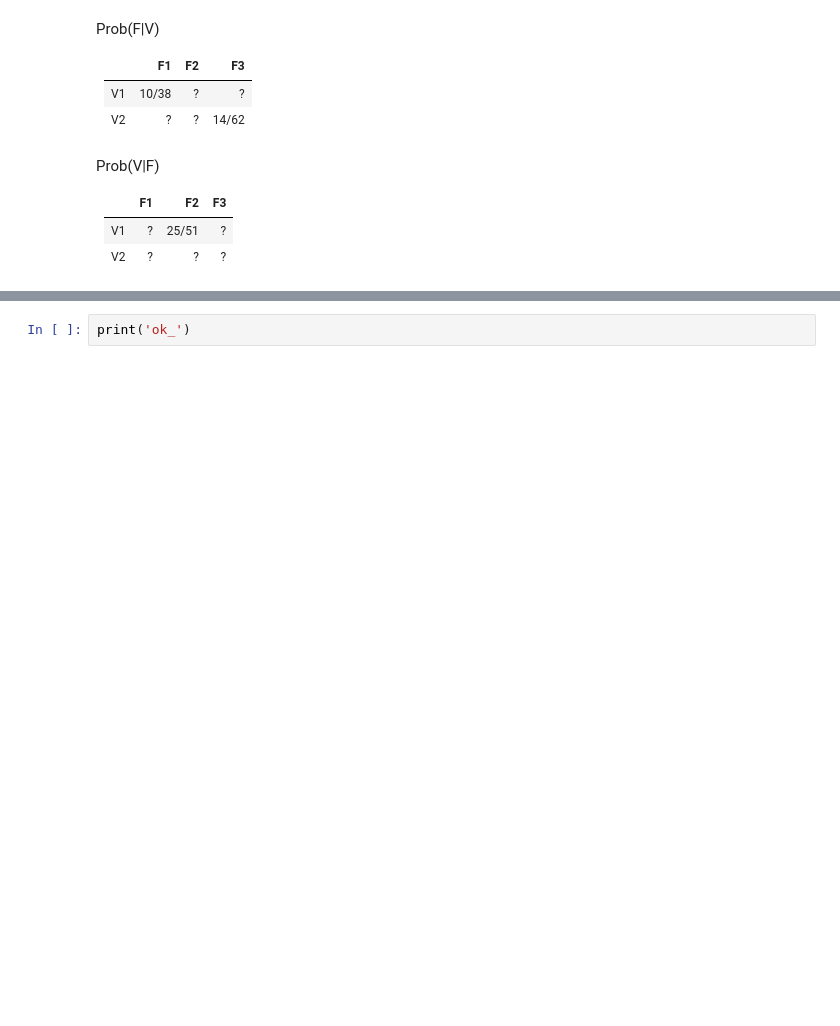
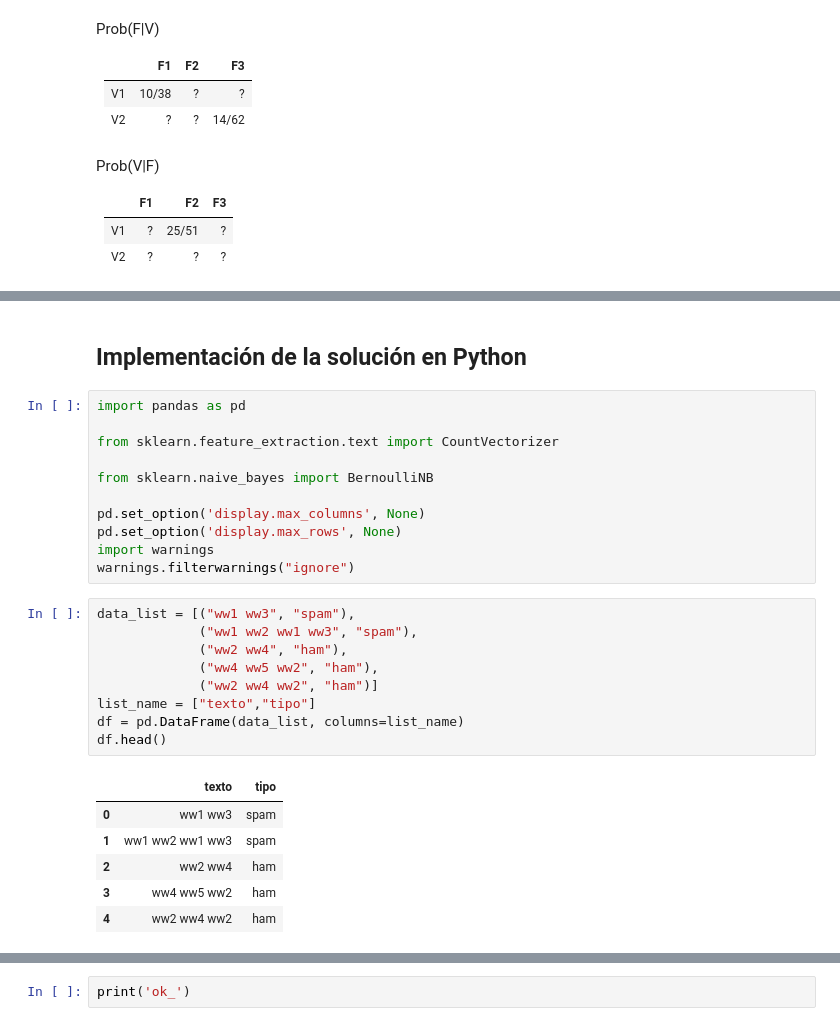
Before and after one commit to oecorrechag/Analitica-predictiva-course, a Jupyter notebook: notebooks/02_seccion/2.0.0 Fundamentos de estadística/2.2.5 Probabilidad condicional, Naive Bayes y Clasificadores de Texto.ipynb, the cells around one changed output, grey strips where cells are left out. Drawn from its saved outputs; the diff is of its cells as text; blank space fills up the shorter version.

```diff
--- a/notebooks/02_seccion/2.0.0 Fundamentos de estadística/2.2.5 Probabilidad condicional, Naive Bayes y Clasificadores de Texto.ipynb
+++ b/notebooks/02_seccion/2.0.0 Fundamentos de estadística/2.2.5 Probabilidad condicional, Naive Bayes y Clasificadores de Texto.ipynb
@@ -265,0 +414,29 @@ Prob(V|F)
+# %% [markdown]
+## Implementación de la solución en Python
+# %%
+import pandas as pd
+
+from sklearn.feature_extraction.text import CountVectorizer
+
+from sklearn.naive_bayes import BernoulliNB
+
+pd.set_option('display.max_columns', None)
+pd.set_option('display.max_rows', None)
+import warnings
+warnings.filterwarnings("ignore")
+# %%
+data_list = [("ww1 ww3", "spam"),
+             ("ww1 ww2 ww1 ww3", "spam"),
+             ("ww2 ww4", "ham"),
+             ("ww4 ww5 ww2", "ham"),
+             ("ww2 ww4 ww2", "ham")]
+list_name = ["texto","tipo"]
+df = pd.DataFrame(data_list, columns=list_name)
+df.head()
+# %% [output]
+|  | texto | tipo |
+| 0 | ww1 ww3 | spam |
+| 1 | ww1 ww2 ww1 ww3 | spam |
+| 2 | ww2 ww4 | ham |
+| 3 | ww4 ww5 ww2 | ham |
+| 4 | ww2 ww4 ww2 | ham |
```
Also changed, not shown: parts of 46 cells of this notebook.
